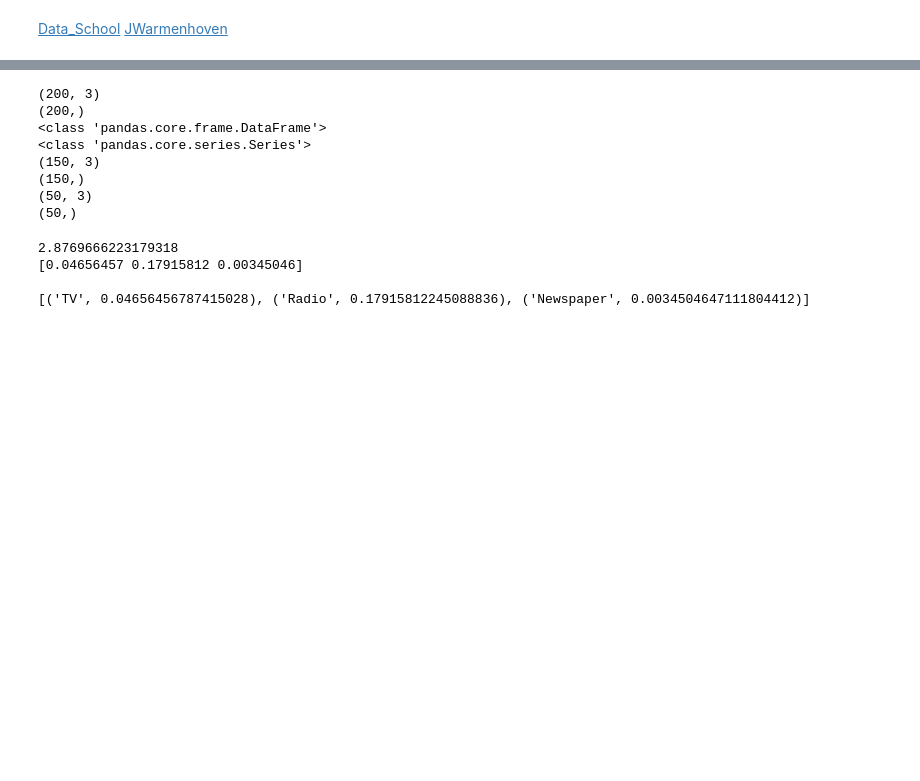
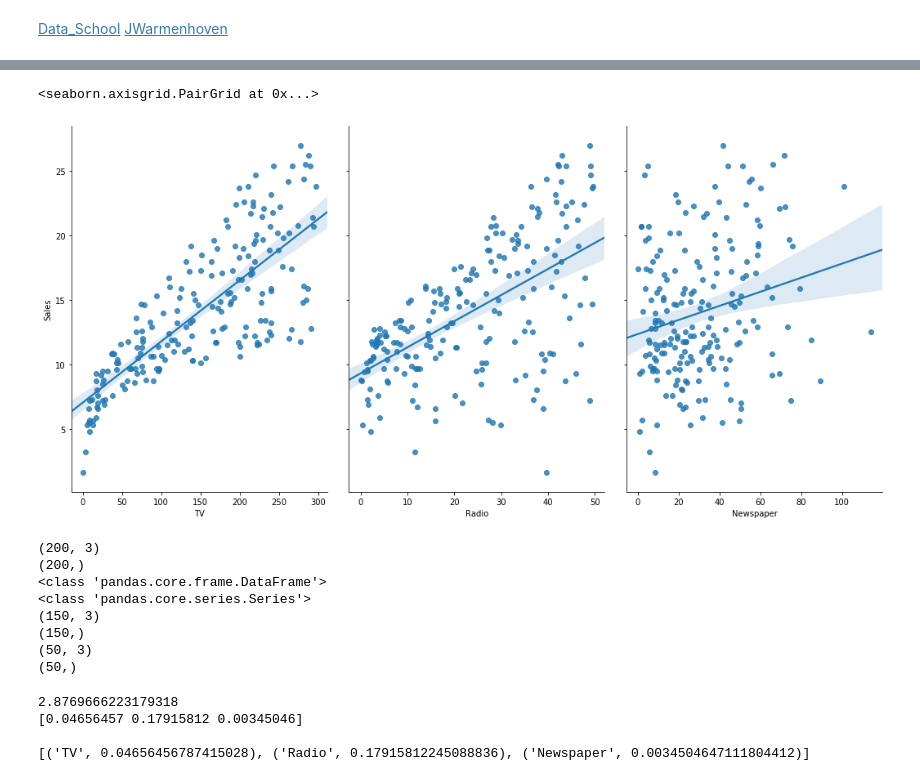
Before and after one commit to YonseiLidar/machine_learning, a Jupyter notebook: linear_regression_advertising_data_school_islr/main.ipynb, the cells around one changed output, grey strips where cells are left out. Cells and saved outputs as stored; diff of their text form; code cells hidden in the pictures; blank space fills up the shorter version.

```diff
--- a/linear_regression_advertising_data_school_islr/main.ipynb
+++ b/linear_regression_advertising_data_school_islr/main.ipynb
@@ -45,3 +35,14 @@ sns.pairplot(data,
+# %%
+%matplotlib inline
+import pandas as pd
+import seaborn as sns
+data = pd.read_csv('data/Advertising.csv', usecols=[1,2,3,4])
+sns.pairplot(data,
+             x_vars=['TV','Radio','Newspaper'],
+             y_vars='Sales', size=7, aspect=0.7, kind='reg')
+# %% [output]
+<seaborn.axisgrid.PairGrid at 0x...>
+[figure, added]
 # %%
 from sklearn.model_selection import train_test_split
 
```
Also changed, not shown: parts of 10 cells of this notebook.
